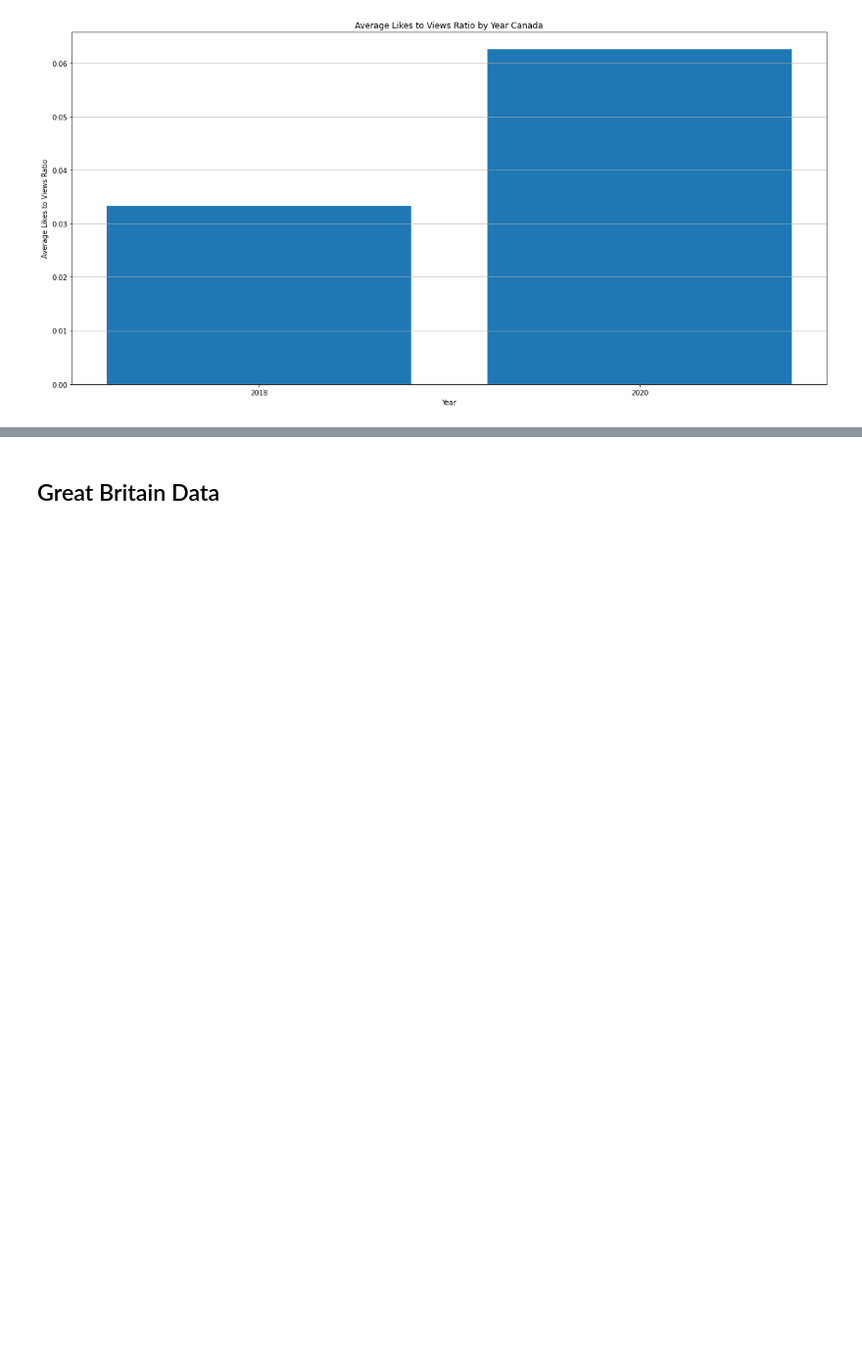
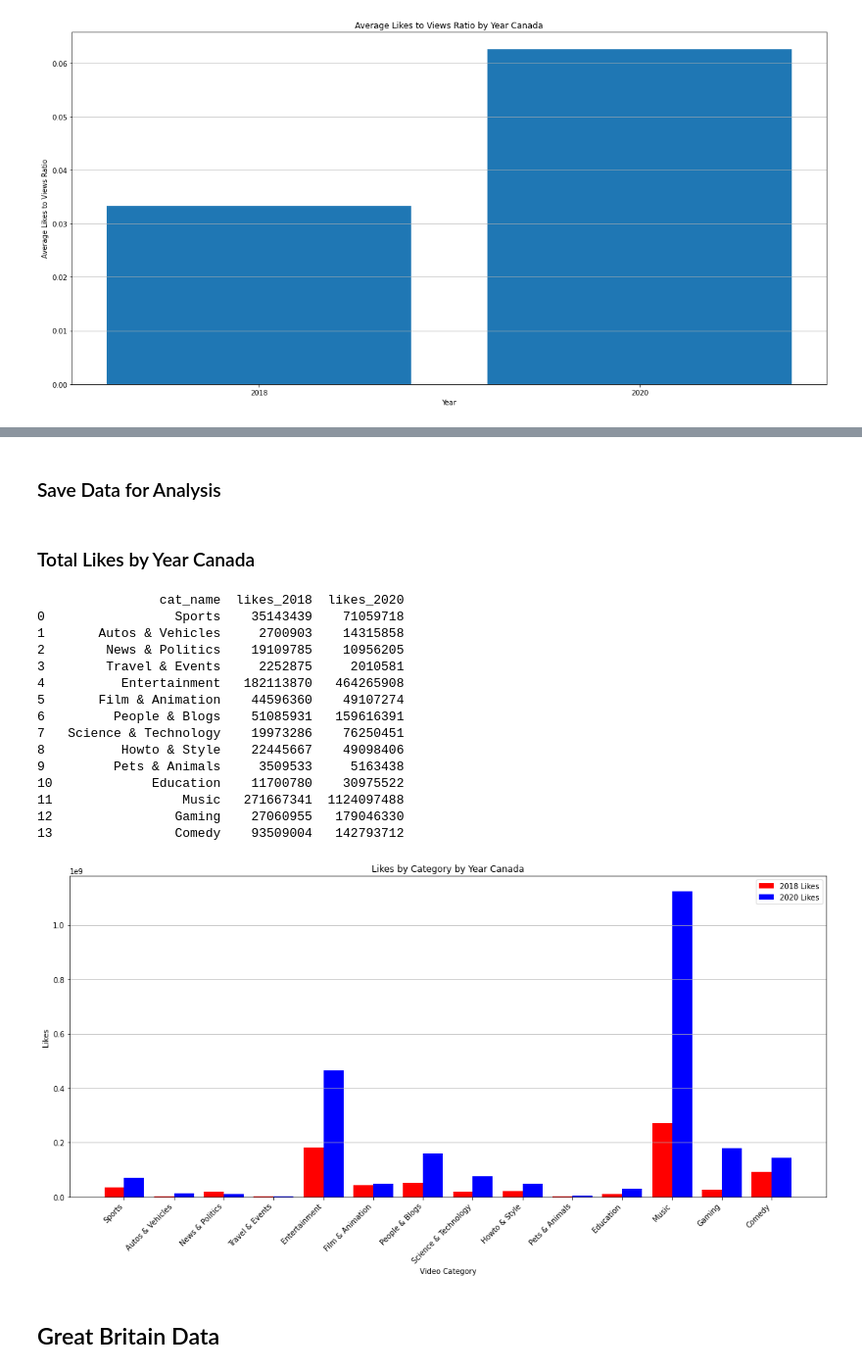
Before and after one commit to mykothai/youtube-data-analysis, a Jupyter notebook: Likes_to_Views_Prelim_Analysis.ipynb, the cells around one changed output, grey strips where cells are left out. Shown at 98% size. Cells and saved outputs as stored; diff of their text form; code cells hidden in the pictures; blank space fills up the shorter version.

```diff
--- a/Likes_to_Views_Prelim_Analysis.ipynb
+++ b/Likes_to_Views_Prelim_Analysis.ipynb
@@ -398,0 +525,2 @@ plt.savefig(save_dir + file_title, dpi=100)
+# %% [markdown]
+### Save Data for Analysis
@@ -399,3 +549,54 @@ plt.savefig(save_dir + file_title, dpi=100)
+# %% [markdown]
+### Total Likes by Year Canada
+# %%
+# comparing likes to views for each
+cat_count_ca_merged = cat_count_ca_2018.merge(cat_count_ca_2020, left_on='cat_name', right_on='cat_name', suffixes=("_2018","_2020"))
+cat_count_ca_merged
+print(cat_count_ca_merged[['cat_name', 'likes_2018', 'likes_2020']])
+
+# save df for statistics analysis
+ca_merged_likes = cat_count_ca_merged[['cat_name', 'likes_2018', 'likes_2020']]
+ca_merged_likes.to_csv('./transformed-data/ca_merged_likes.csv', index=False)
+
+plt.figure(figsize=(15,8))
+
+ypos = np.arange(len(cat_count_ca_merged))
+# Create bars at specified locations
+plt.bar(ypos-0.2, cat_count_ca_merged['likes_2018'], width=0.4, label='2018 Likes', color='red')
+plt.bar(ypos+0.2, cat_count_ca_merged['likes_2020'], width=0.4, label='2020 Likes', color='blue')
+
+ax = plt.gca()
+plt.xticks(ypos, cat_count_ca_merged['cat_name'])
+ax.set_xticklabels(cat_count_ca_merged['cat_name'])
+ax.yaxis.grid(True)
+plt.xticks(rotation=45, ha='right')
+plt.xlabel('Video Category')
+plt.legend()
+plt.ylabel('Likes')
+
+title = "Likes by Category by Year Canada"
+plt.title(title)
+plt.tight_layout()
+
+file_title ='CA - ' + title + '.png'
+plt.savefig(save_dir + file_title, dpi=100)
+# %% [output]
+                cat_name  likes_2018  likes_2020
+0                 Sports    35143439    71059718
+1       Autos & Vehicles     2700903    14315858
+2        News & Politics    19109785    10956205
+3        Travel & Events     2252875     2010581
+4          Entertainment   182113870   464265908
+5       Film & Animation    44596360    49107274
+6         People & Blogs    51085931   159616391
+7   Science & Technology    19973286    76250451
+8          Howto & Style    22445667    49098406
+9         Pets & Animals     3509533     5163438
+10             Education    11700780    30975522
+11                 Music   271667341  1124097488
+12                Gaming    27060955   179046330
+13                Comedy    93509004   142793712
+[figure, added]
 # %% [markdown]
 ## Great Britain Data
 # %%
```
Also changed, not shown: parts of 68 cells of this notebook, 2 other files.
